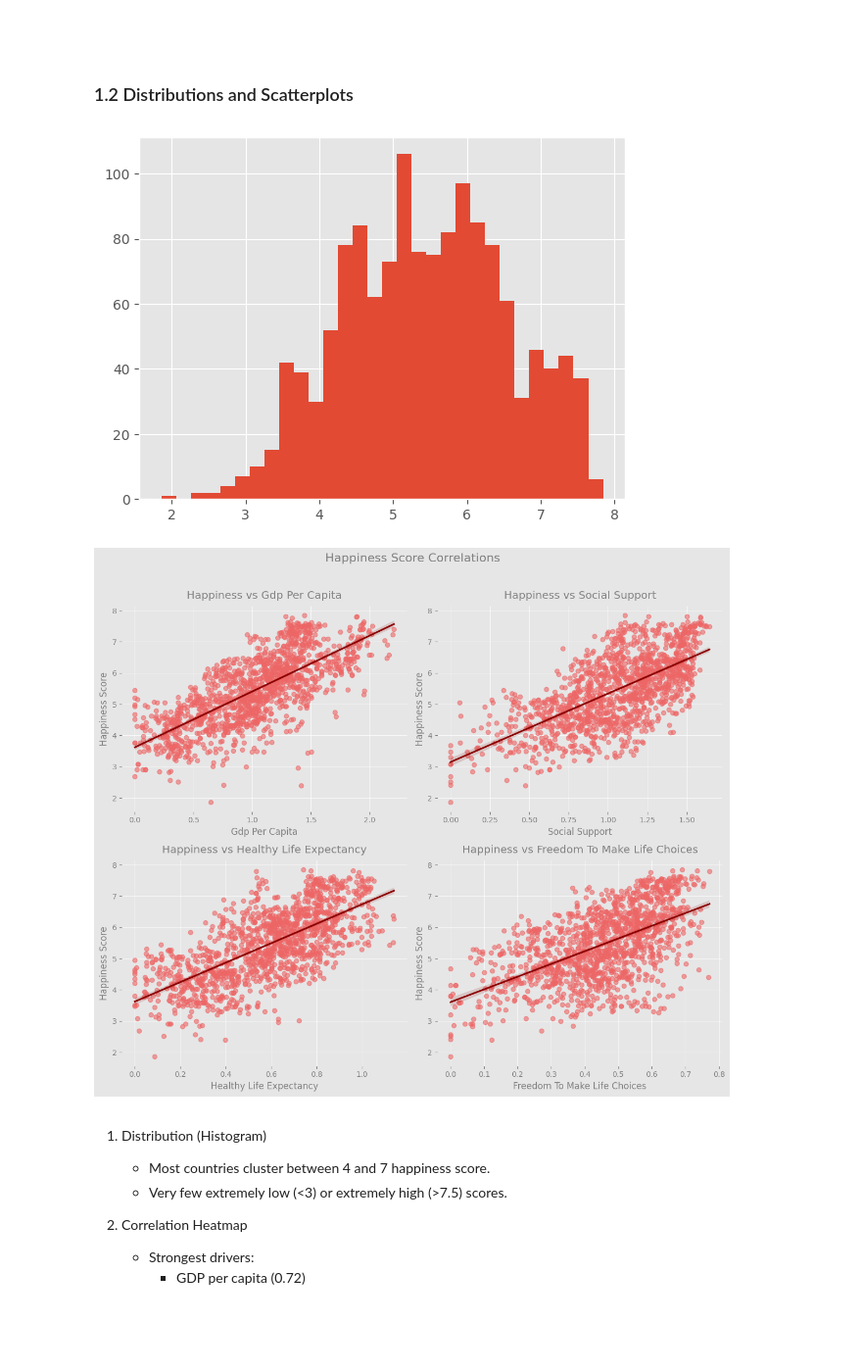
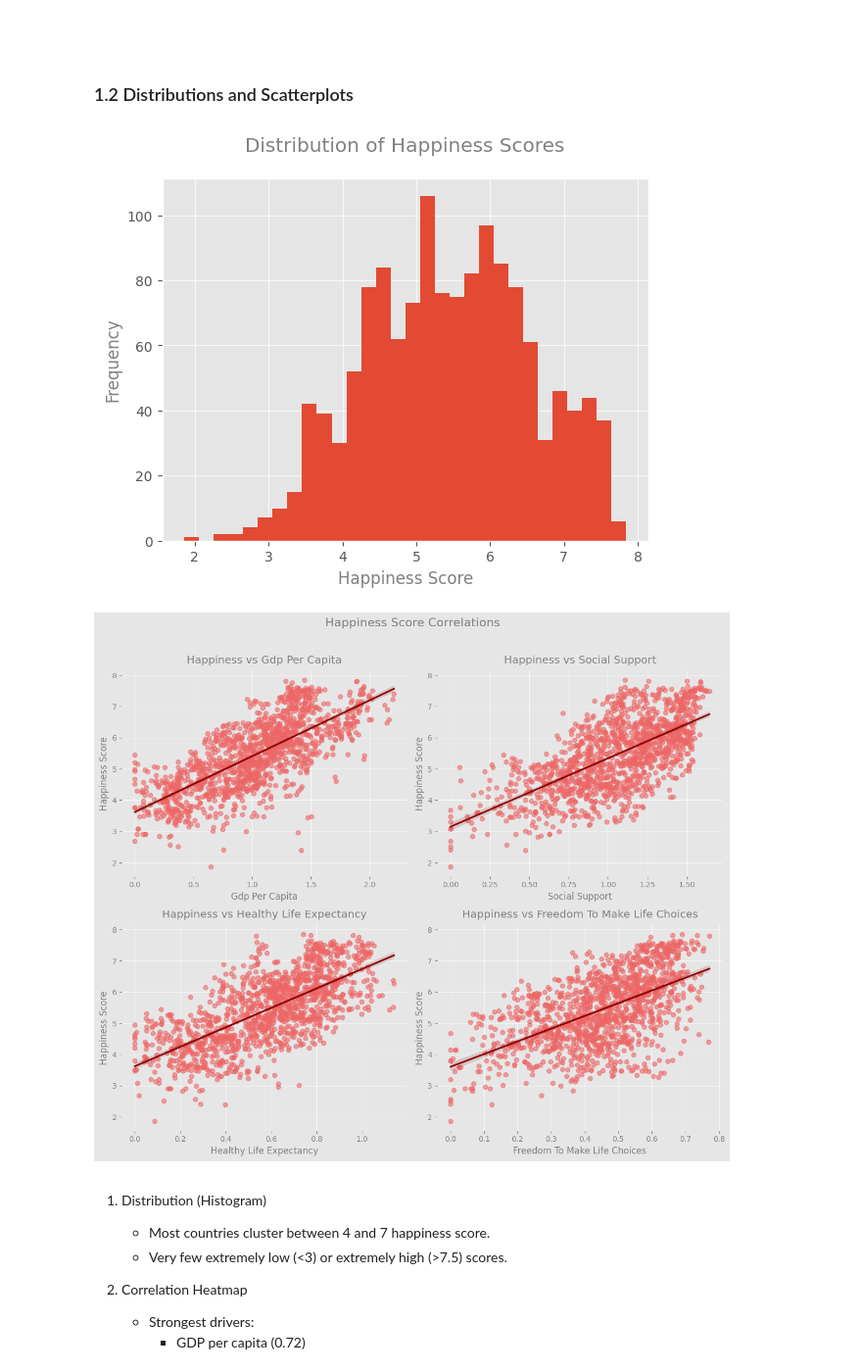
Before and after one commit to hamedtaeb/Project_SmileScore, a Jupyter notebook: Global Happiness Predictions.ipynb, the cells around one changed output. Shown at 98% size. Cells and saved outputs as stored; diff of their text form; code cells hidden in the pictures; blank space fills up the shorter version.

Commit message:
Added legends to histogram FINAL

```diff
--- a/Global Happiness Predictions.ipynb
+++ b/Global Happiness Predictions.ipynb
@@ -150,6 +150,10 @@ plt.show()
 plt.style.use('ggplot')
 
 df['happiness_score'].hist(bins=30)
+plt.title('Distribution of Happiness Scores', color='gray', pad=20)
+plt.xlabel('Happiness Score', color='gray')
+plt.ylabel('Frequency', color='gray')
+plt.grid(color='w', linestyle='solid', alpha=0.7)
 
 # Customize the figure
 fig, axes = plt.subplots(2, 2, figsize=(12, 10))
@@ -167,34 +171,34 @@ for i, feature in enumerate(features):
     # Scatterplot with regression line
     sns.regplot(
         x=feature,
         y="happiness_score",
         data=df,
         scatter_kws={'alpha': 0.6, 'color': '#EE6666'},  # Reddish scatter points
         line_kws={'color': 'darkred'},  # Darker red regression line
         ax=ax
     )
 
     # Customize titles and labels
     ax.set_title(f"Happiness vs {feature.replace('_', ' ').title()}", color='gray', pad=10)
     ax.set_xlabel(feature.replace('_', ' ').title(), color='gray')
     ax.set_ylabel('Happiness Score', color='gray')
 
     # Customize grid and spines
     ax.grid(color='w', linestyle='solid', alpha=0.7)
     for spine in ax.spines.values():
         spine.set_visible(False)
 
     # Customize ticks
     ax.tick_params(colors='gray', direction='out')
     for tick in ax.get_xticklabels():
         tick.set_color('gray')
     for tick in ax.get_yticklabels():
         tick.set_color('gray')
 
 plt.tight_layout()
 plt.show()
 # %% [output]
-[figure, old version]
+[figure, new version]
 [figure]
 # %% [markdown]
 1. Distribution (Histogram)
```
